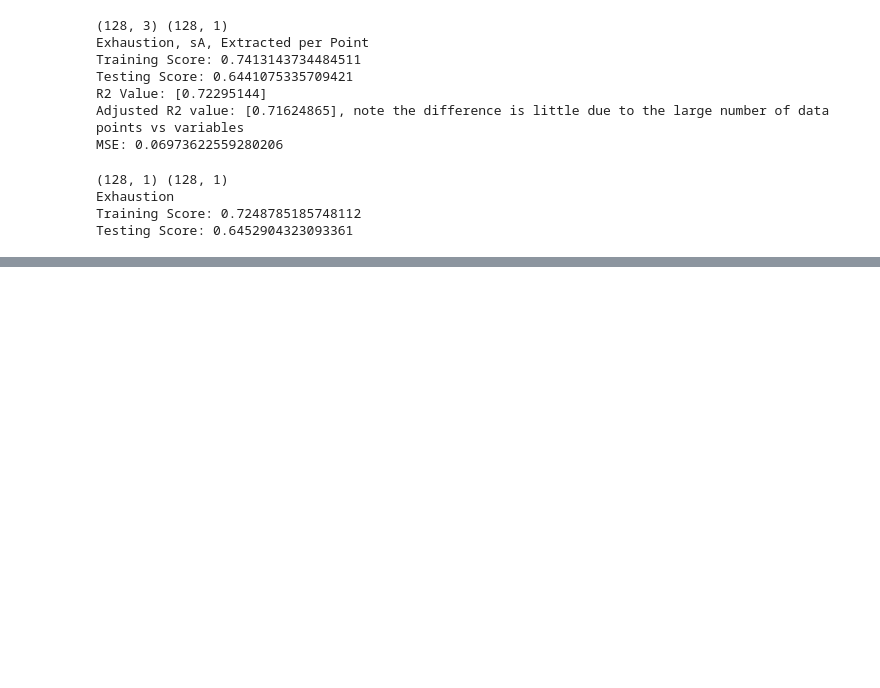
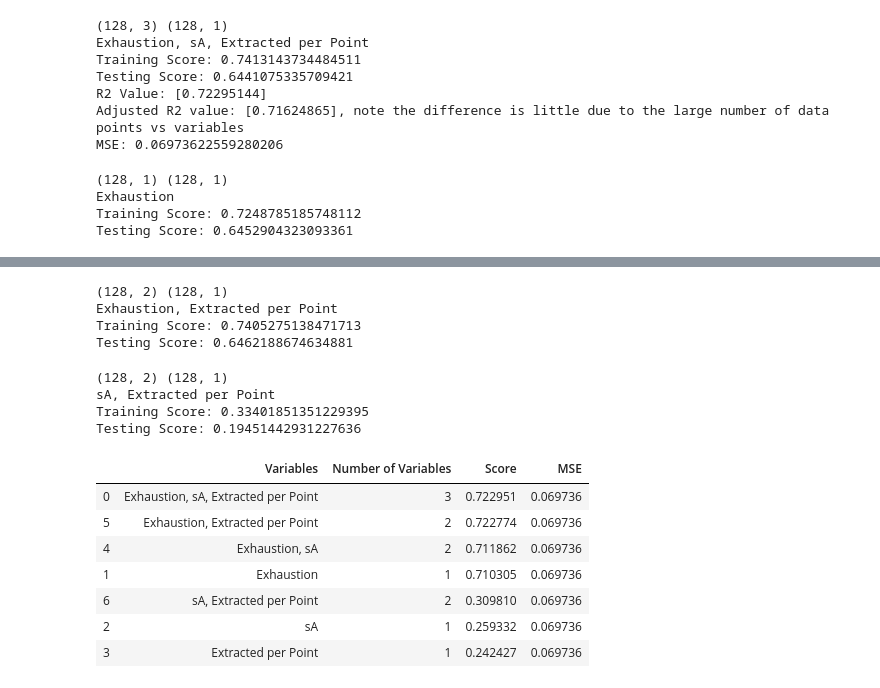
Before and after one commit to ngoodweiler/Data-Analytics-Final_Project, a Jupyter notebook: Regression_testing_monthly.ipynb, the cells around one changed output, grey strips where cells are left out. Saved outputs shown, nothing was run; the diff lists cells and outputs as text; code cells hidden in the pictures; blank space fills up the shorter version.

Commit message:
monthly pB complete, all 3 variables are best

```diff
--- a/Regression_testing_monthly.ipynb
+++ b/Regression_testing_monthly.ipynb
@@ -484,0 +554,62 @@ Testing Score: 0.6452904323093361
+# %%
+variables_used = 'Exhaustion, Extracted per Point'
+num_variables = 2
+X = monthly_pB[['average_exhaustion','average_percent_extracted_per_point']]
+y = monthly_pB['average_pB'].values.reshape(-1,1)
+print(X.shape,y.shape)
+X_train, X_test, y_train, y_test = train_test_split(X,y,random_state = 42)
+model = LinearRegression()
+model.fit(X_train,y_train)
+training_score = model.score(X_train,y_train)
+testing_score = model.score(X_test,y_test)
+print(variables_used)
+print(f'Training Score: {training_score}')
+print(f'Testing Score: {testing_score}')
+variables_list.append(variables_used)
+num_vars_list.append(num_variables)
+score_list.append(model.score(X,y))
+mse_list.append(mean_squared_error(y,predicted))
+# %% [output]
+(128, 2) (128, 1)
+Exhaustion, Extracted per Point
+Training Score: 0.7405275138471713
+Testing Score: 0.6462188674634881
+# %%
+variables_used = 'sA, Extracted per Point'
+num_variables = 2
+X = monthly_pB[['average_sA','average_percent_extracted_per_point']]
+y = monthly_pB['average_pB'].values.reshape(-1,1)
+print(X.shape,y.shape)
+X_train, X_test, y_train, y_test = train_test_split(X,y,random_state = 42)
+model = LinearRegression()
+model.fit(X_train,y_train)
+training_score = model.score(X_train,y_train)
+testing_score = model.score(X_test,y_test)
+print(variables_used)
+print(f'Training Score: {training_score}')
+print(f'Testing Score: {testing_score}')
+variables_list.append(variables_used)
+num_vars_list.append(num_variables)
+score_list.append(model.score(X,y))
+mse_list.append(mean_squared_error(y,predicted))
+# %% [output]
+(128, 2) (128, 1)
+sA, Extracted per Point
+Training Score: 0.33401851351229395
+Testing Score: 0.19451442931227636
+# %%
+pB_reg_results = {'Variables':variables_list,
+              'Number of Variables':num_vars_list,
+              'Score':score_list,
+              'MSE':mse_list}
+pB_reg_results_df = pd.DataFrame(pB_reg_results).sort_values('Score',ascending=False)
+pB_reg_results_df
+# %% [output]
+|  | Variables | Number of Variables | Score | MSE |
+| 0 | Exhaustion, sA, Extracted per Point | 3 | 0.722951 | 0.069736 |
+| 5 | Exhaustion, Extracted per Point | 2 | 0.722774 | 0.069736 |
+| 4 | Exhaustion, sA | 2 | 0.711862 | 0.069736 |
+| 1 | Exhaustion | 1 | 0.710305 | 0.069736 |
+| 6 | sA, Extracted per Point | 2 | 0.309810 | 0.069736 |
+| 2 | sA | 1 | 0.259332 | 0.069736 |
+| 3 | Extracted per Point | 1 | 0.242427 | 0.069736 |
```
Also changed, not shown: parts of 3 cells of this notebook.
